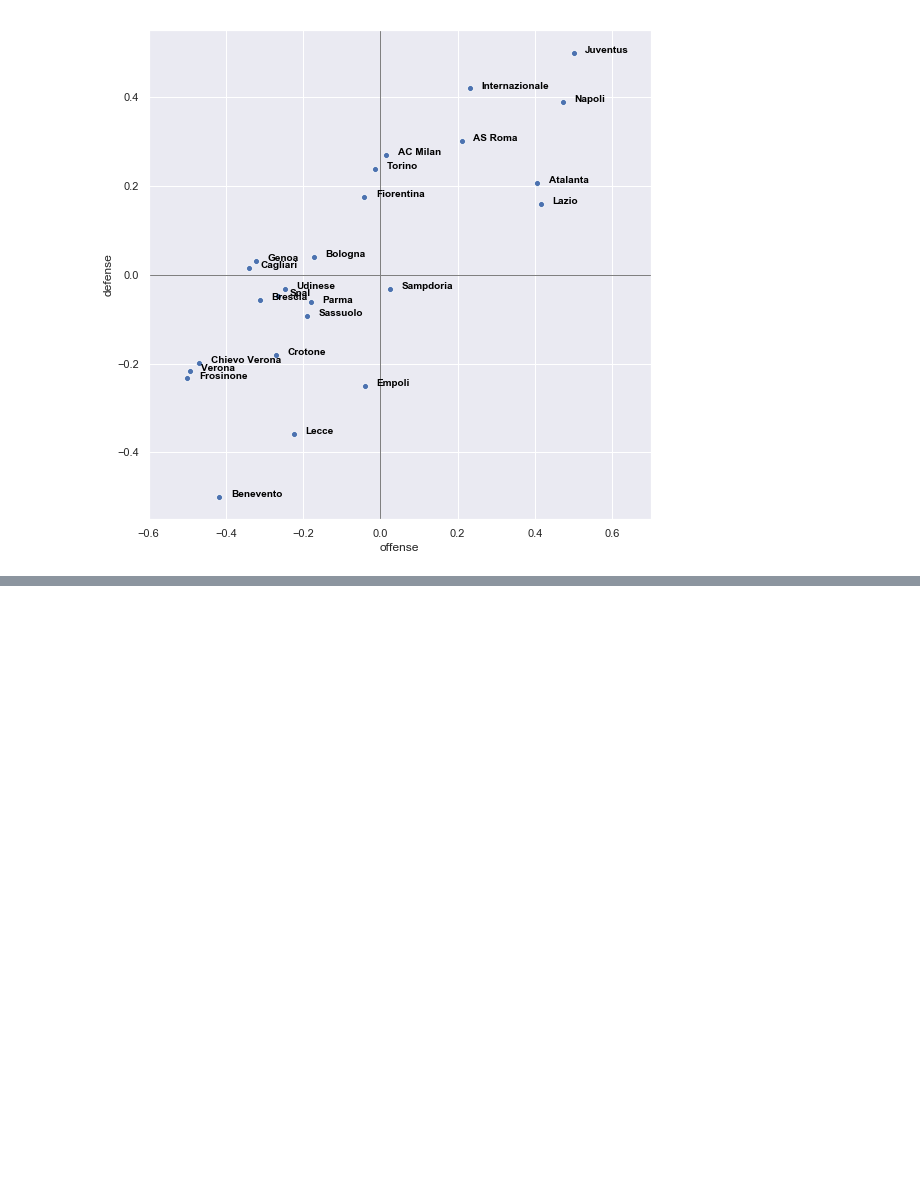
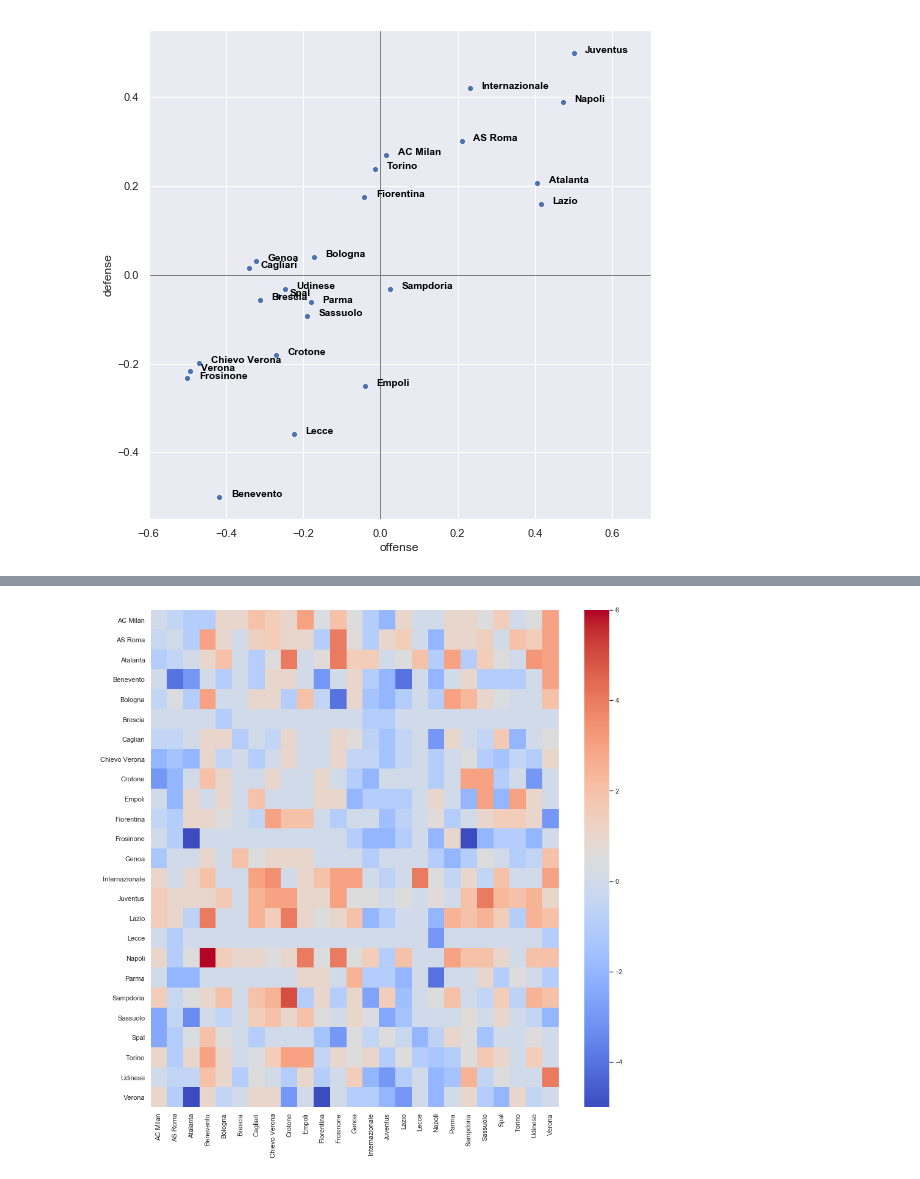
Before and after one commit to weizhaoalex/Juventus_SPI, a Jupyter notebook: Soccer_Club.ipynb, the cells around one changed output, grey strips where cells are left out. Drawn from its saved outputs; the diff is of its cells as text; code cells hidden in the pictures; blank space fills up the shorter version.

```diff
--- a/Soccer_Club.ipynb
+++ b/Soccer_Club.ipynb
@@ -281,0 +305,2 @@ df2.groupby(['team1'], sort=False)['spi1'].max()
+# %%
+df_score2c = df_score2c.dropna()
@@ -281,0 +316,18 @@ df2.groupby(['team1'], sort=False)['spi1'].max()
+# %%
+L = teams.shape[0]
+# %%
+score_matrix = pd.DataFrame(np.zeros([L,L]))
+# %%
+for i in range(df_score2c.shape[0]):
+    team_a = df_score2c.iloc[i,].team1
+    team_b = df_score2c.iloc[i,].team2
+    score = df_score2c.iloc[i,].score
+    ind1 = int(np.where(teams == team_a)[0])
+    ind2 = int(np.where(teams == team_b)[0])
+    score_matrix.iloc[ind1,ind2] = score
+# %%
+plt.figure(figsize=(15,15))
+hmap = sns.heatmap(score_matrix,cmap="coolwarm",xticklabels=teams, yticklabels=teams, cbar = True)
+plt.show()
+# %% [output]
+[figure, added]
```
Also changed, not shown: parts of 13 cells of this notebook.
